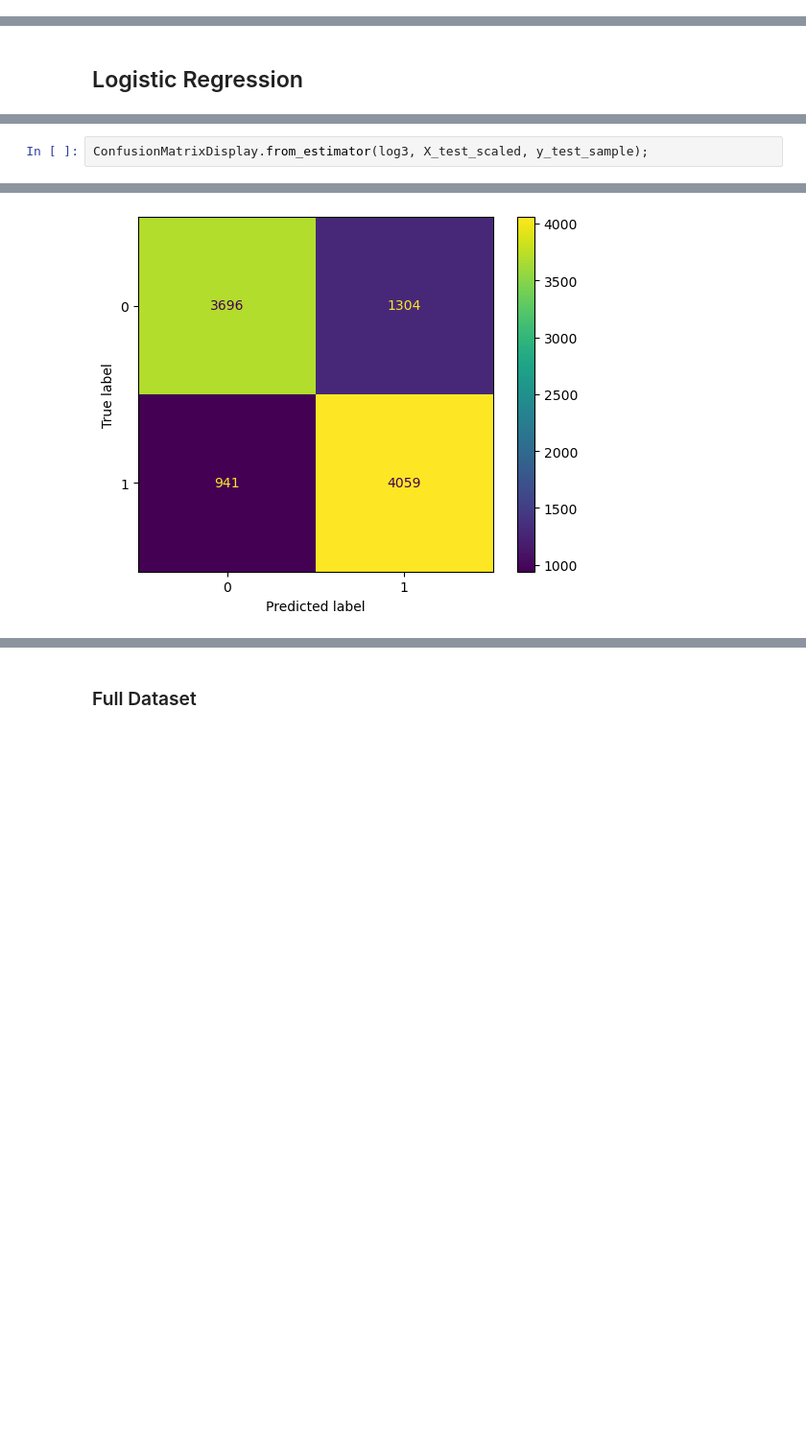
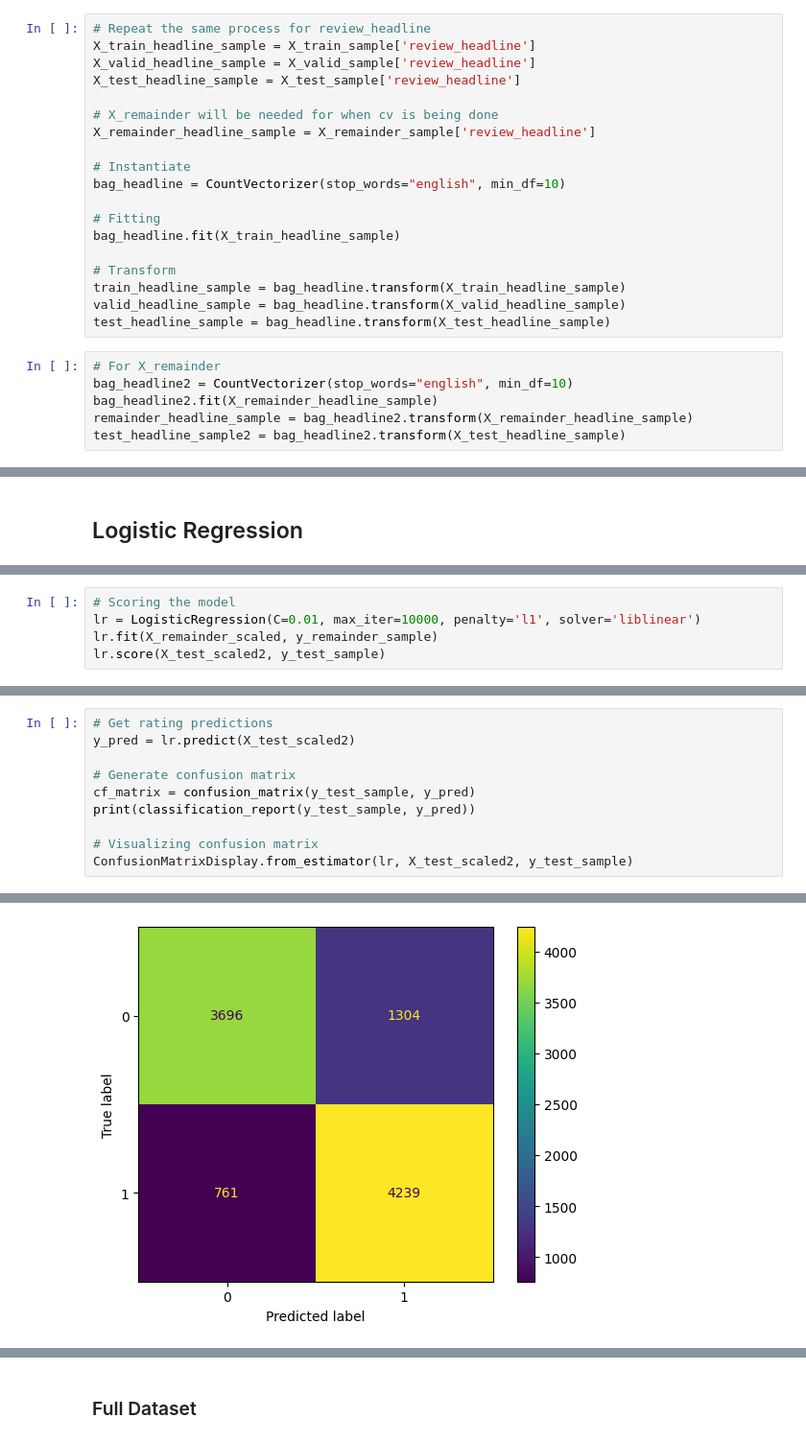
Before and after one commit to b8luong/Amazon-Reviews-Capstone, a Jupyter notebook: Downsampled Modeling.ipynb, the cells around one changed output, grey strips where cells are left out. Shown at 96% size. Saved outputs shown, nothing was run; the diff lists cells and outputs as text; blank space fills up the shorter version.

```diff
--- a/Downsampled Modeling.ipynb
+++ b/Downsampled Modeling.ipynb
@@ -310,0 +152,25 @@ X_test_scaled2 = ss.transform(combined_test2)
+# %%
+# Repeat the same process for review_headline
+X_train_headline_sample = X_train_sample['review_headline']
+X_valid_headline_sample = X_valid_sample['review_headline']
+X_test_headline_sample = X_test_sample['review_headline']
+
+# X_remainder will be needed for when cv is being done
+X_remainder_headline_sample = X_remainder_sample['review_headline']
+
+# Instantiate
+bag_headline = CountVectorizer(stop_words="english", min_df=10)
+
+# Fitting
+bag_headline.fit(X_train_headline_sample)
+
+# Transform
+train_headline_sample = bag_headline.transform(X_train_headline_sample)
+valid_headline_sample = bag_headline.transform(X_valid_headline_sample)
+test_headline_sample = bag_headline.transform(X_test_headline_sample)
+# %%
+# For X_remainder
+bag_headline2 = CountVectorizer(stop_words="english", min_df=10)
+bag_headline2.fit(X_remainder_headline_sample)
+remainder_headline_sample = bag_headline2.transform(X_remainder_headline_sample)
+test_headline_sample2 = bag_headline2.transform(X_test_headline_sample)
@@ -320,0 +328,5 @@ When compared to the imbalanced class results, the accuracy had decreased from 7
+# %%
+# Scoring the model
+lr = LogisticRegression(C=0.01, max_iter=10000, penalty='l1', solver='liblinear')
+lr.fit(X_remainder_scaled, y_remainder_sample)
+lr.score(X_test_scaled2, y_test_sample)
@@ -321,3 +350,11 @@ When compared to the imbalanced class results, the accuracy had decreased from 7
 # %%
-ConfusionMatrixDisplay.from_estimator(log3, X_test_scaled, y_test_sample);
+# Get rating predictions
+y_pred = lr.predict(X_test_scaled2)
+
+# Generate confusion matrix
+cf_matrix = confusion_matrix(y_test_sample, y_pred)
+print(classification_report(y_test_sample, y_pred))
+
+# Visualizing confusion matrix
+ConfusionMatrixDisplay.from_estimator(lr, X_test_scaled2, y_test_sample)
 # %% [output]
@@ -324 +370 @@ ConfusionMatrixDisplay.from_estimator(log3, X_test_scaled, y_test_sample);
-[figure, old version]
+[figure, new version]
```
Also changed, not shown: parts of 118 cells of this notebook, 4 other files.
